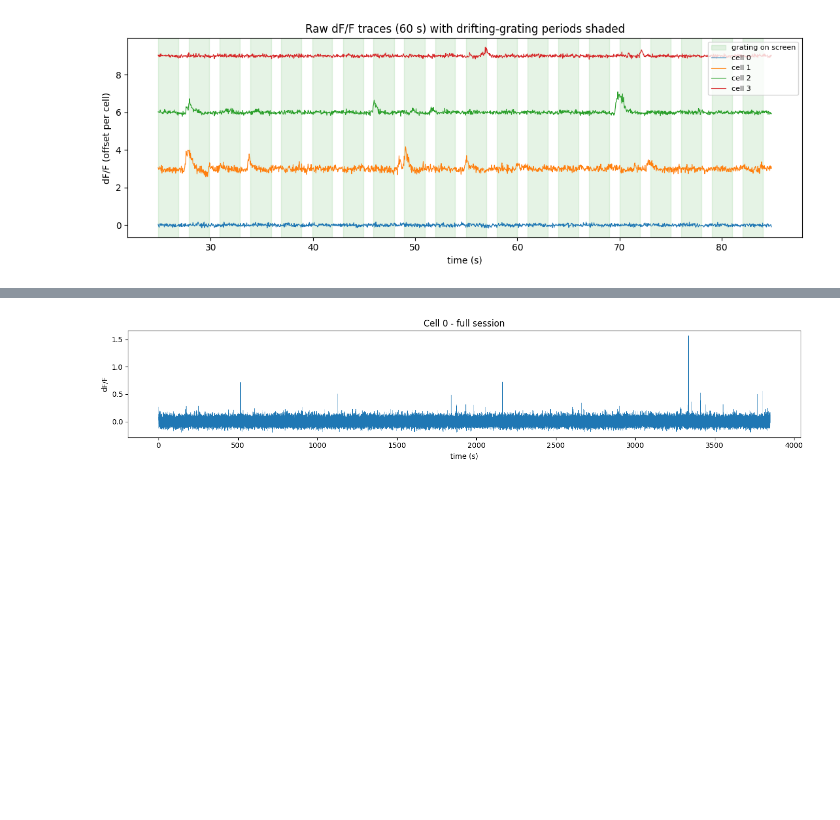
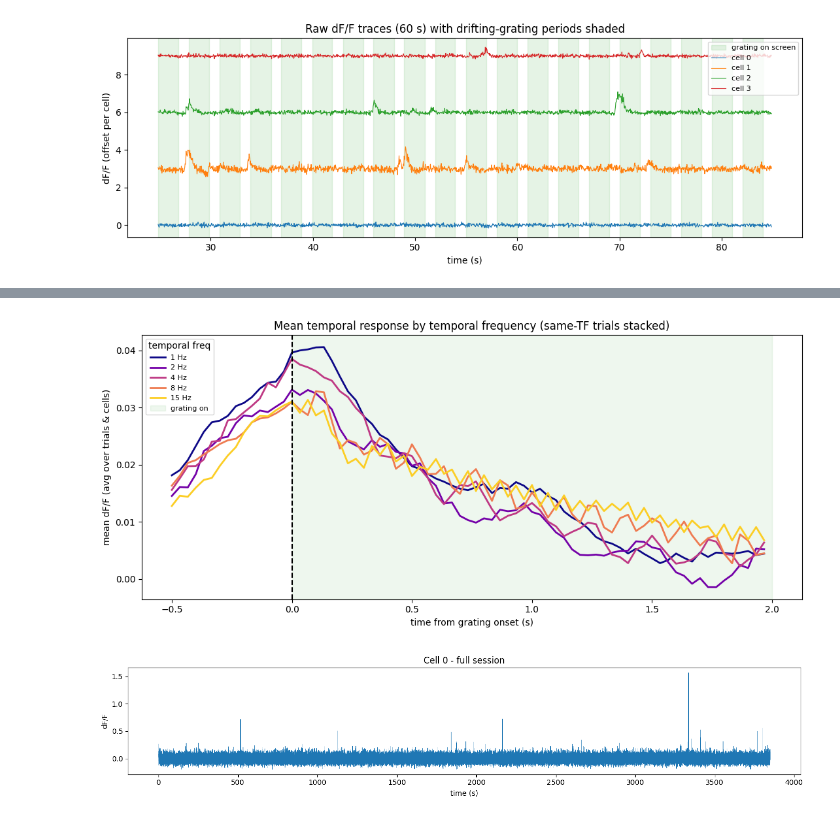
Before and after one commit to zbluee/Predicting_Brain_Regions, a Jupyter notebook: Predicting_Brain_Regions.ipynb, the cells around one changed output, grey strips where cells are left out. Drawn from its saved outputs; the diff is of its cells as text; code cells hidden in the pictures; blank space fills up the shorter version.

```diff
--- a/Predicting_Brain_Regions.ipynb
+++ b/Predicting_Brain_Regions.ipynb
@@ -212,3 +272,36 @@ plt.tight_layout(); plt.show()
+# %%
+# --- Mean temporal response by TEMPORAL FREQUENCY: stack same-TF trials, aligned to onset ---
+# Same idea as the orientation plot, but we group trials by temporal frequency (pooling
+# the 8 directions). Averaging aligned repeats reveals the evoked dF/F waveform per TF.
+fs = 30
+pre, post = int(0.5 * fs), int(2.0 * fs)      # 0.5 s baseline + 2 s stimulus window
+win = pre + post
+t_rel = (np.arange(win) - pre) / fs            # time relative to grating onset (s)
+
+tfvals_s = np.unique(stim_table.temporal_frequency.dropna().values)
+colors = plt.cm.plasma(np.linspace(0, 0.9, len(tfvals_s)))
+
+plt.figure(figsize=(11, 5))
+for ti, tf in enumerate(tfvals_s):
+    snips = []
+    for _, row in stim_table[stim_table.temporal_frequency == tf].iterrows():
+        s = int(row.start) - pre
+        seg = dff[:, s:s + win]                 # (n_cells, win)
+        if s >= 0 and seg.shape[1] == win:
+            snips.append(seg.mean(axis=0))      # mean over cells -> (win,)
+    if snips:
+        plt.plot(t_rel, np.mean(snips, axis=0), color=colors[ti], lw=2,
+                 label=f"{int(tf)} Hz")         # mean over trials -> (win,)
+
+plt.axvspan(0, 2.0, color="tab:green", alpha=0.08, label="grating on")
+plt.axvline(0, ls="--", color="k")
+plt.xlabel("time from grating onset (s)")
+plt.ylabel("mean dF/F (avg over trials & cells)")
+plt.title("Mean temporal response by temporal frequency (same-TF trials stacked)")
+plt.legend(title="temporal freq", fontsize=8)
+plt.tight_layout(); plt.show()
+# %% [output]
+[figure, added]
 # %%
 plt.figure(figsize=(14, 3))
 plt.plot(t, dff[0], lw=0.4)
```
Also changed, not shown: parts of 17 cells of this notebook.
